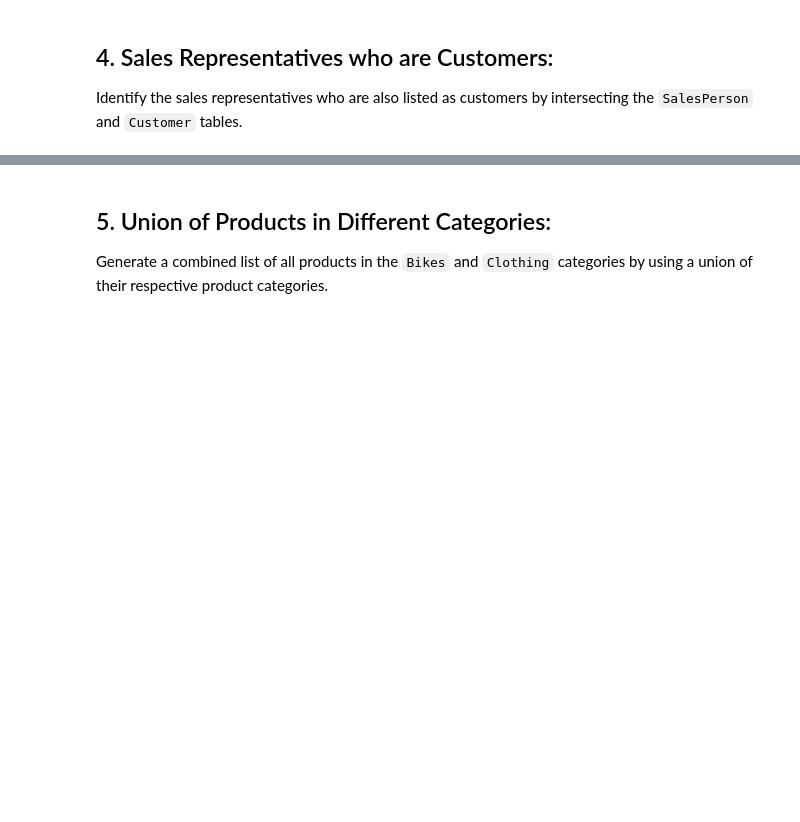
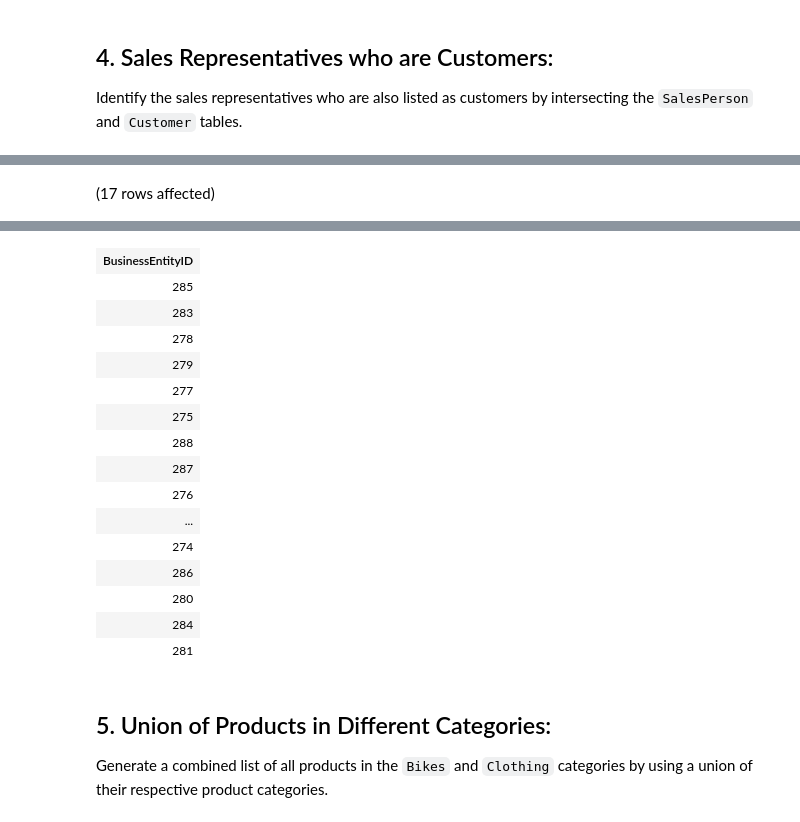
Before and after one commit to ArnanK/CSCI381-Assignments, a Jupyter notebook: PHW3S/Individual_Group1_PHW#3S_ArnanKhan.ipynb, the cells around one changed output, grey strips where cells are left out. Saved outputs shown, nothing was run; the diff lists cells and outputs as text; code cells hidden in the pictures; blank space fills up the shorter version.

```diff
--- a/PHW3S/Individual_Group1_PHW#3S_ArnanKhan.ipynb
+++ b/PHW3S/Individual_Group1_PHW#3S_ArnanKhan.ipynb
@@ -110,0 +89,10 @@ Total execution time: 00:00:00.033
+# %%
+SELECT BusinessEntityID
+FROM Sales.SalesPerson
+
+INTERSECT
+
+SELECT CustomerID
+FROM Sales.Customer;
+# %% [output]
+(17 rows affected)
@@ -111,3 +100,19 @@ Total execution time: 00:00:00.033
+| BusinessEntityID |
+| 285 |
+| 283 |
+| 278 |
+| 279 |
+| 277 |
+| 275 |
+| 288 |
+| 287 |
+| 276 |
+| ... |
+| 274 |
+| 286 |
+| 280 |
+| 284 |
+| 281 |
 # %% [markdown]
 ## 5. Union of Products in Different Categories:
 Generate a combined list of all products in the `Bikes` and `Clothing` categories by using a union of their respective product categories.
```
Also changed, not shown: parts of 8 cells of this notebook, 1 other file.
